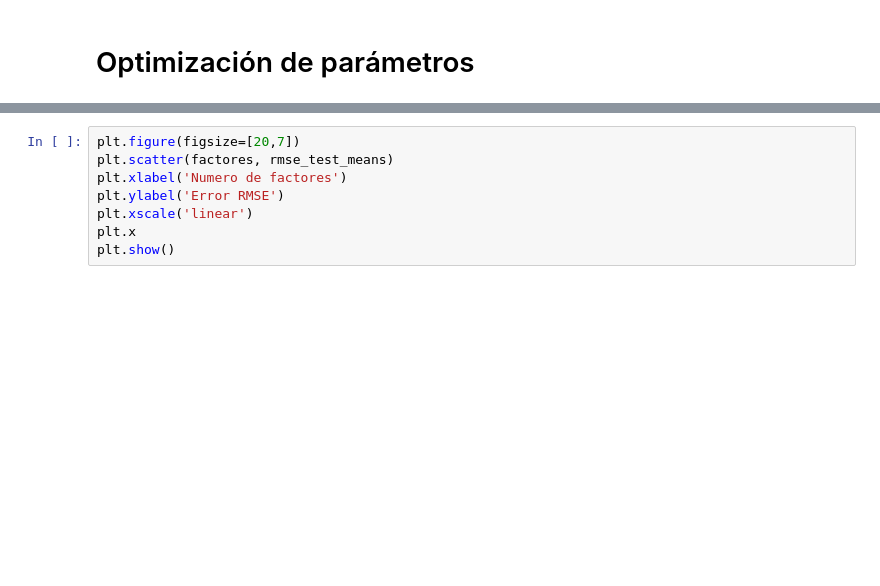
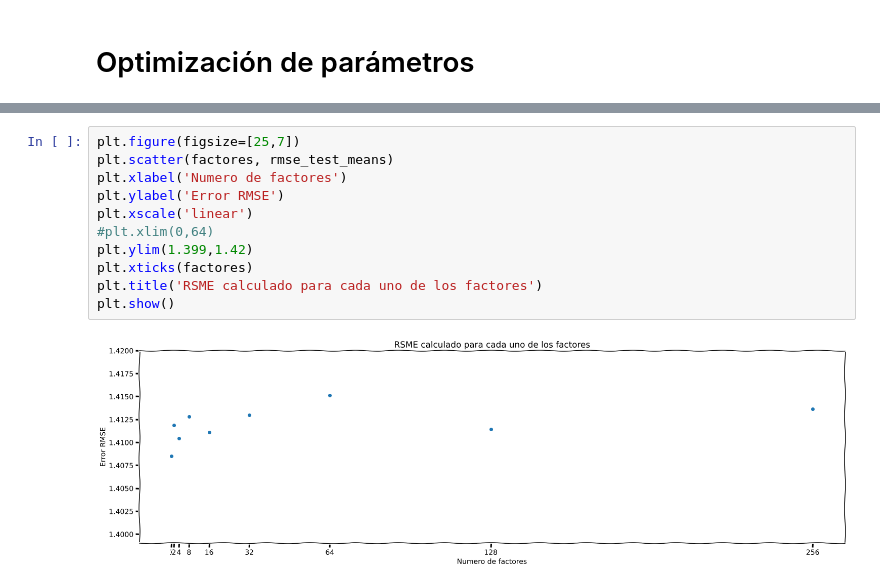
Before and after one commit to ivanaldana/acamica-projects, a Jupyter notebook: DS_Proyecto_03_SR.ipynb, the cells around one changed output, grey strips where cells are left out. Drawn from its saved outputs; the diff is of its cells as text; blank space fills up the shorter version.

```diff
--- a/DS_Proyecto_03_SR.ipynb
+++ b/DS_Proyecto_03_SR.ipynb
@@ -618,11 +625,16 @@ Número de Factores: 128
 # %%
-plt.figure(figsize=[20,7])
+plt.figure(figsize=[25,7])
 plt.scatter(factores, rmse_test_means)
 plt.xlabel('Numero de factores')
 plt.ylabel('Error RMSE')
 plt.xscale('linear')
-plt.x
+#plt.xlim(0,64)
+plt.ylim(1.399,1.42)
+plt.xticks(factores)
+plt.title('RSME calculado para cada uno de los factores')
 plt.show()
+# %% [output]
+[figure, added]
 # %%
 rmse_test_means_df = pd.DataFrame(factores,columns=['factor'])
 rmse_test_means_df['RSME'] = rmse_test_means
```
Also changed, not shown: parts of 27 cells of this notebook.
